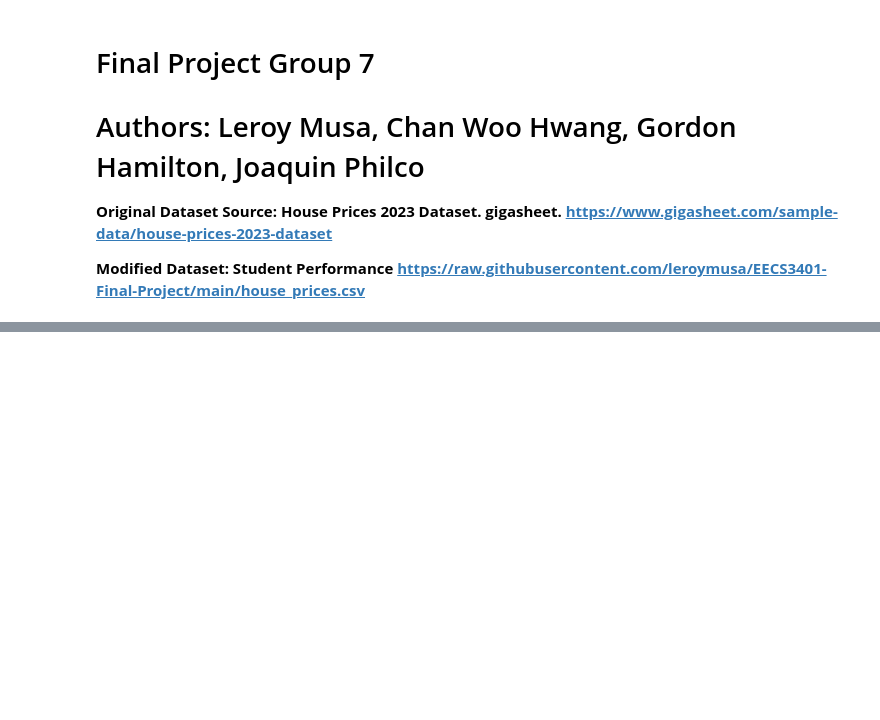
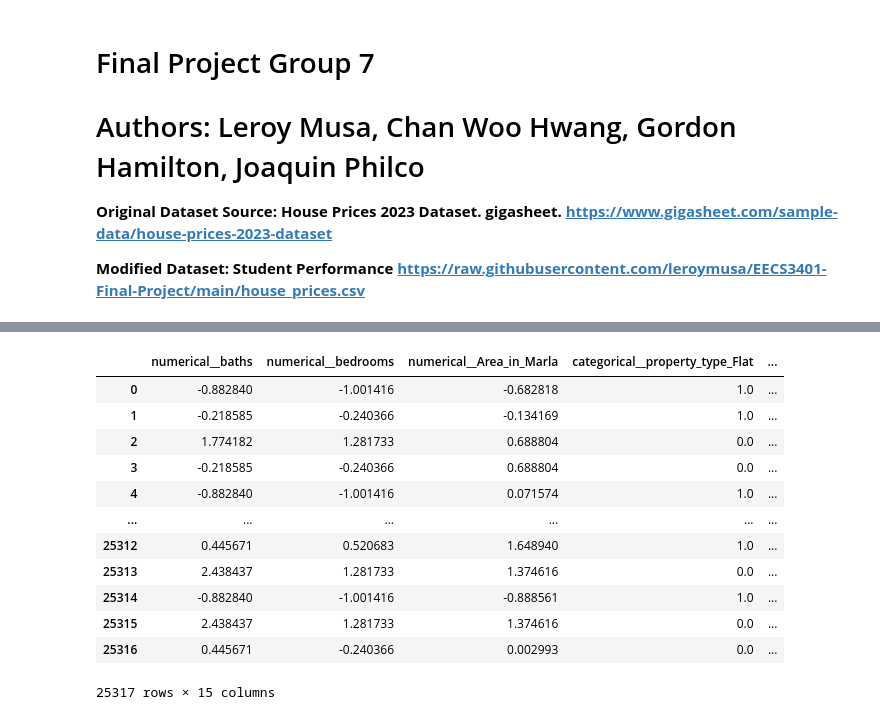
Before and after one commit to leroymusa/EECS3401-Final-Project, a Jupyter notebook: EECS3401_Final_Project.ipynb, the cells around one changed output, grey strips where cells are left out. Drawn from its saved outputs; the diff is of its cells as text; code cells hidden in the pictures; blank space fills up the shorter version.

```diff
--- a/EECS3401_Final_Project.ipynb
+++ b/EECS3401_Final_Project.ipynb
@@ -319,0 +270,29 @@ Max: -0.397
+# %%
+# Assuming numerical_columns and categorical_columns are lists of column names
+numerical_columns = housing_prices.select_dtypes(include='number').columns.to_list()
+categorical_columns = housing_prices.select_dtypes(exclude='number').columns.to_list()
+
+#exclude the target from numerical columns
+numerical_columns.remove("price")
+
+
+# Create preprocessing pipeline for numerical columns
+numerical_pipeline = Pipeline([
+    ('imputer', SimpleImputer(strategy='mean')),
+    ('scaler', StandardScaler())
+])
+
+# Create preprocessing pipeline for categorical columns
+categorical_pipeline = Pipeline([
+    ('imputer', SimpleImputer(strategy='most_frequent')),
+    ('encoder', OneHotEncoder(handle_unknown='ignore'))
+])
+
+# Combine preprocessing pipelines for numerical and categorical columns
+preprocessing_pipeline = ColumnTransformer([
+    ('numerical', numerical_pipeline, numerical_columns),
+    ('categorical', categorical_pipeline, categorical_columns)],
+    remainder='passthrough')
+
+# Display the preprocessing pipeline
+preprocessing_pipeline
@@ -319,0 +311,23 @@ Max: -0.397
+# %%
+# # Apply the preprocessing pipeline on the dataset
+housing_prepared = preprocessing_pipeline.fit_transform(housing_prices)
+
+# Scikit-learn strips the column headers in most cases, so just add them back on afterward.
+feature_names=preprocessing_pipeline.get_feature_names_out()
+housing_prepared = pd.DataFrame(data=housing_prepared, columns=feature_names)
+
+housing_prepared
+# %% [output]
+|  | numerical__baths | numerical__bedrooms | numerical__Area_in_Marla | categorical__property_type_Flat | ... |
+| 0 | -0.882840 | -1.001416 | -0.682818 | 1.0 | ... |
+| 1 | -0.218585 | -0.240366 | -0.134169 | 1.0 | ... |
+| 2 | 1.774182 | 1.281733 | 0.688804 | 0.0 | ... |
+| 3 | -0.218585 | -0.240366 | 0.688804 | 0.0 | ... |
+| 4 | -0.882840 | -1.001416 | 0.071574 | 1.0 | ... |
+| ... | ... | ... | ... | ... | ... |
+| 25312 | 0.445671 | 0.520683 | 1.648940 | 1.0 | ... |
+| 25313 | 2.438437 | 1.281733 | 1.374616 | 0.0 | ... |
+| 25314 | -0.882840 | -1.001416 | -0.888561 | 1.0 | ... |
+| 25315 | 2.438437 | 1.281733 | 1.374616 | 0.0 | ... |
+| 25316 | 0.445671 | -0.240366 | 0.002993 | 0.0 | ... |
+25317 rows × 15 columns
```
Also changed, not shown: parts of 53 cells of this notebook.
